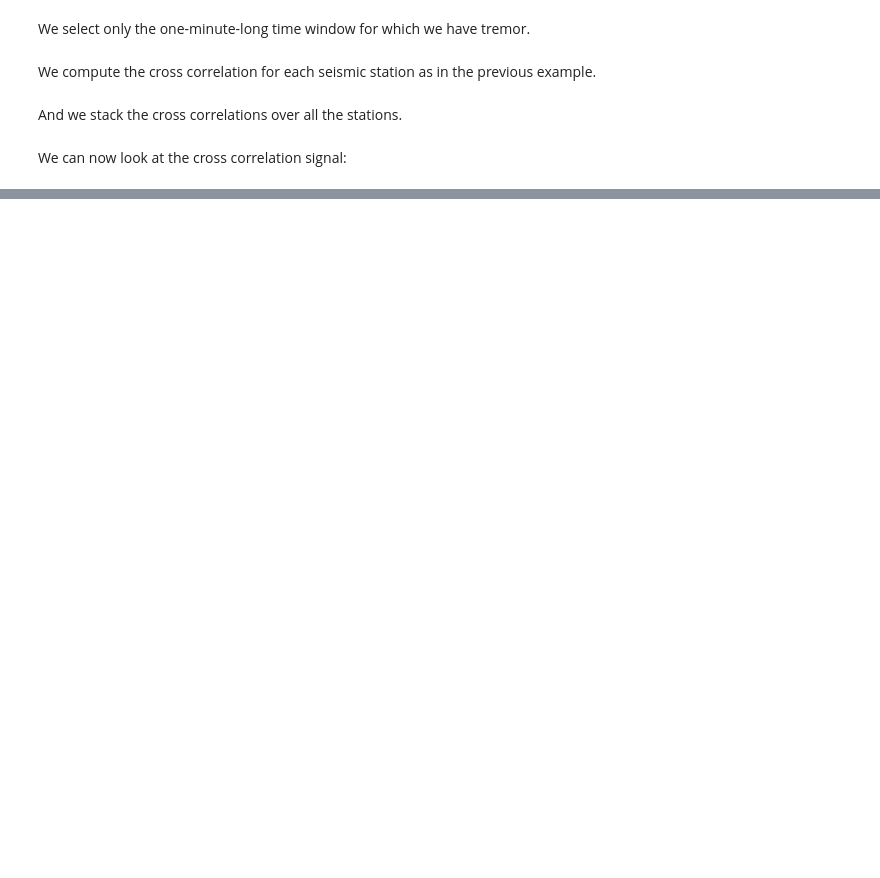
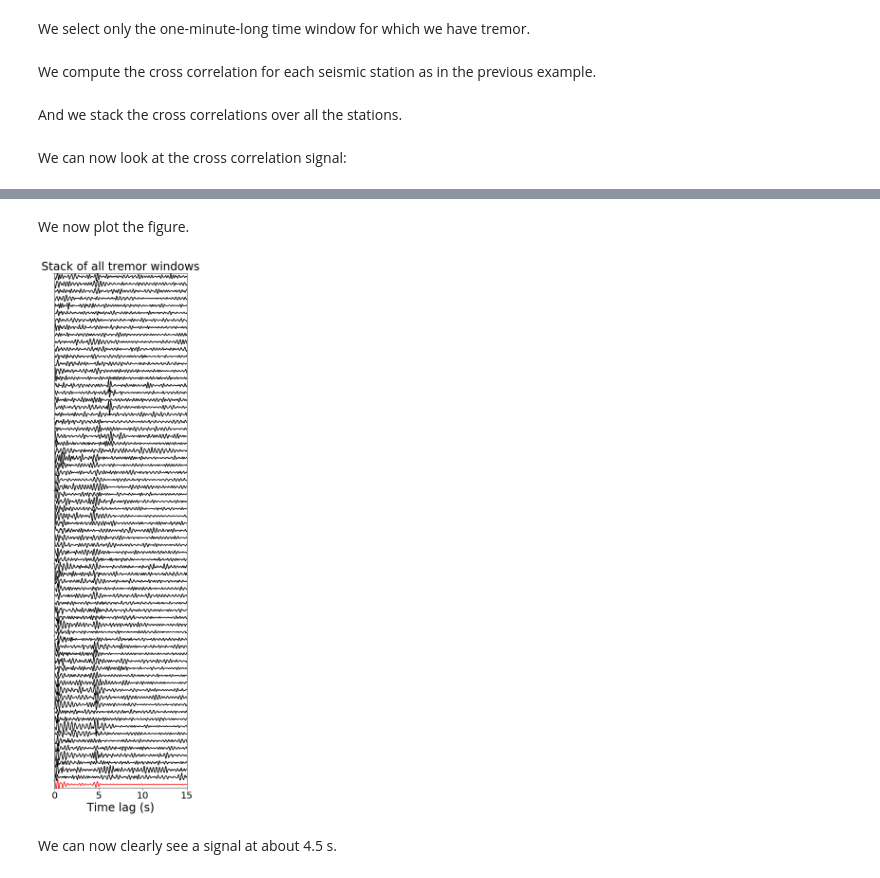
Before and after one commit to ArianeDucellier/ETSscripts, a Jupyter notebook: notebooks/demo_stack_ccorr_tremor.ipynb, the cells around one changed output, grey strips where cells are left out. Cells and saved outputs as stored; diff of their text form; code cells hidden in the pictures; blank space fills up the shorter version.

```diff
--- a/notebooks/demo_stack_ccorr_tremor.ipynb
+++ b/notebooks/demo_stack_ccorr_tremor.ipynb
@@ -203 +270,7 @@ plot_cc(cc, 3.0, 400, 15.0, stack, 'EW / Vertical cross correlation')
+# %%
+filename = '../timelags/cc/{}_{:03d}_{:03d}.pkl'.format(arrayName, int(x0), int(y0))
+data = pickle.load(open(filename, 'rb'))
+# %%
+t = data[0]
+EW = data[1]
 # %% [markdown]
@@ -332,0 +278,27 @@ for i in range(0, nt):
+# %%
+stack = linstack([EW], normalize=False)[0]
+
+# or you can try:
+# stack = powstack([EW], 2.0, normalize=False)[0]
+# stack = PWstack([EW], 2.0, normalize=False)[0]
+# %% [markdown]
+We now plot the figure.
+# %%
+# Amplification factor for the cross correlations and for the stack
+amp = 15.0
+amp_stack = 30.0
+
+fig, ax = plt.subplots(figsize=(5, 20))
+for i in range(0, len(EW)):
+    plt.plot(t, 2 * i + 1 + amp * EW[i].data, 'k')
+plt.plot(t, -1 + amp_stack * stack.data, 'r')
+plt.xlim(0.0, 15.0)
+plt.ylim(-2.0, 2.0 * len(EW))
+plt.title('Stack of all tremor windows', fontsize=24)
+plt.xlabel('Time lag (s)', fontsize=24)
+ax.set_yticklabels([])
+ax.tick_params(labelsize=20)
+# %% [output]
+[figure, added]
+# %% [markdown]
+We can now clearly see a signal at about 4.5 s.
```
Also changed, not shown: parts of 9 cells of this notebook, 6 other files.
